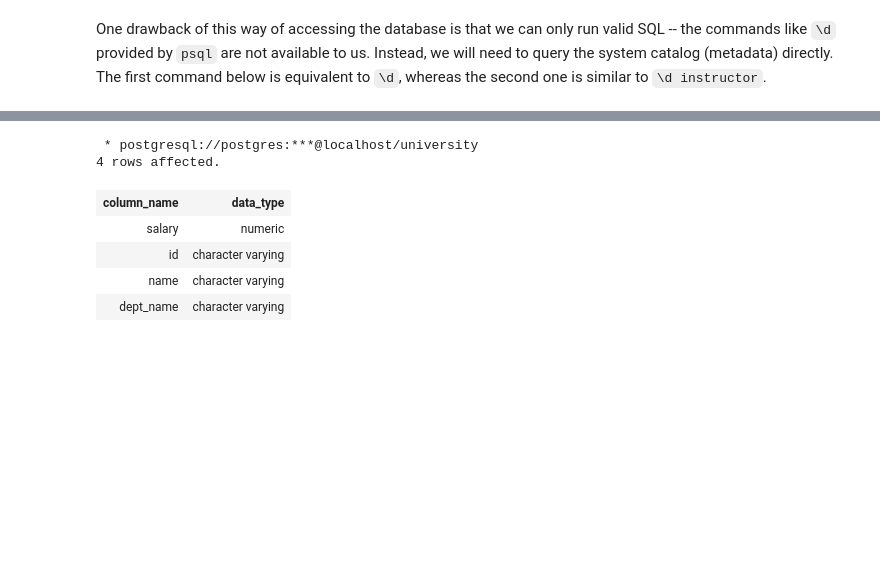
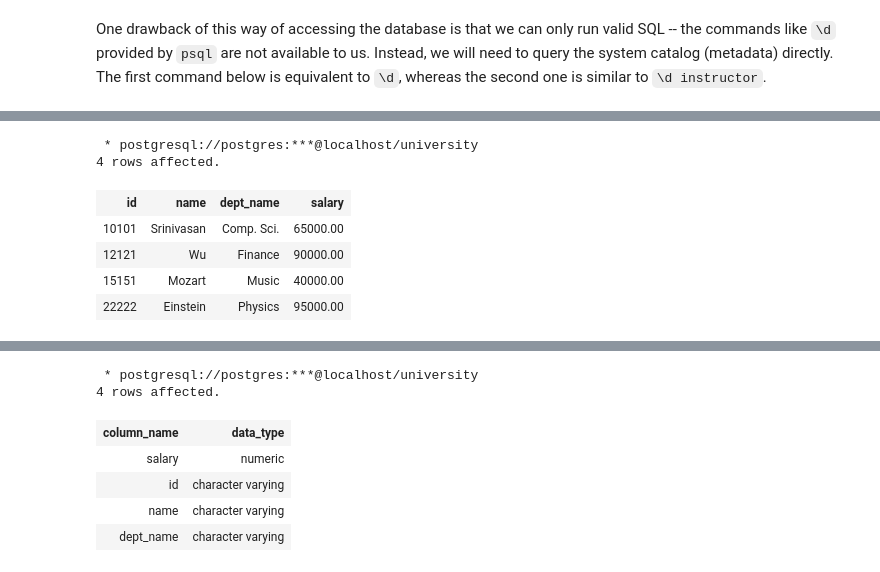
Before and after one commit to gpsaggese/umd_data605, a Jupyter notebook: projects/example1_jupyter_postgres/02-Basics-SQL.ipynb, the cells around one changed output, grey strips where cells are left out. Drawn from its saved outputs; the diff is of its cells as text; code cells hidden in the pictures; blank space fills up the shorter version.

```diff
--- a/projects/example1_jupyter_postgres/02-Basics-SQL.ipynb
+++ b/projects/example1_jupyter_postgres/02-Basics-SQL.ipynb
@@ -41,0 +58,21 @@ SELECT table_schema, table_name FROM information_schema.tables
+# %%
+%%sql
+--SELECT * FROM takes LIMIT 4;
+--SELECT * FROM student LIMIT 4;
+--SELECT * FROM section LIMIT 4;
+--SELECT * FROM course LIMIT 4;
+--SELECT * FROM department LIMIT 4;
+--SELECT * FROM advisor LIMIT 4;
+--SELECT * FROM time_slot LIMIT 4;
+--SELECT * FROM classroom LIMIT 4;
+--SELECT * FROM teaches LIMIT 4;
+--SELECT * FROM prereq LIMIT 4;
+SELECT * FROM instructor LIMIT 4;
+# %% [output]
+ * postgresql://postgres:***@localhost/university
+4 rows affected.
+| id | name | dept_name | salary |
+| 10101 | Srinivasan | Comp. Sci. | 65000.00 |
+| 12121 | Wu | Finance | 90000.00 |
+| 15151 | Mozart | Music | 40000.00 |
+| 22222 | Einstein | Physics | 95000.00 |
```
Also changed, not shown: parts of 34 cells of this notebook.
